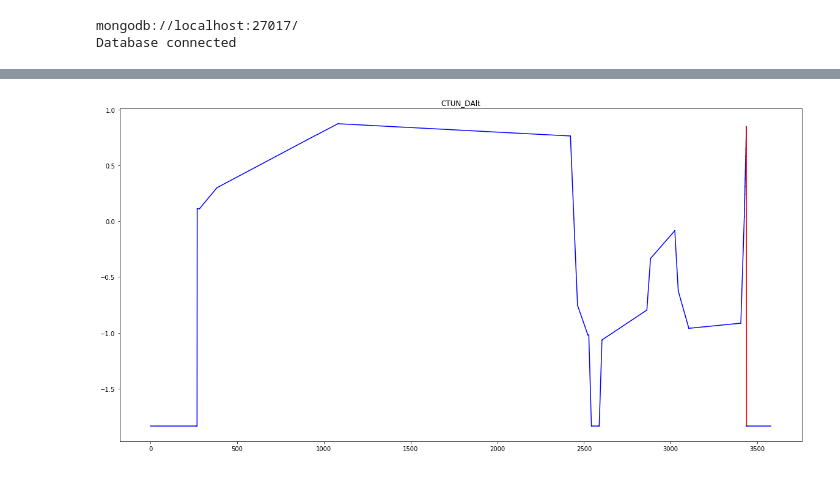
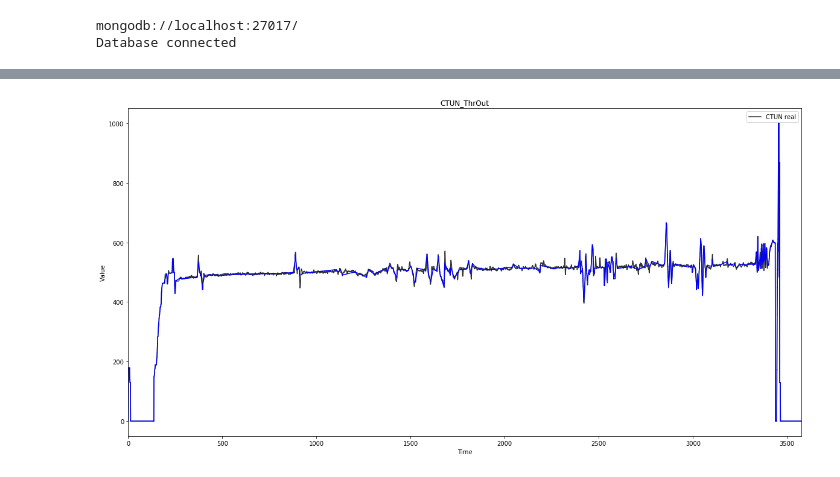
Before and after one commit to Husseinjd/DroneCrashDetection, a Jupyter notebook: analysis/segmentation_analysis.ipynb, the cells around one changed output, grey strips where cells are left out. Cells and saved outputs as stored; diff of their text form; code cells hidden in the pictures.

```diff
--- a/analysis/segmentation_analysis.ipynb
+++ b/analysis/segmentation_analysis.ipynb
@@ -58,26 +41,26 @@ Name: TimeUS, dtype: float64
 # %%
 # runvsg = []
 fig, ax = plt.subplots(figsize=(20,10))
+ax.set_xlim()
 # for i,gr in enumerate(np.arange(0,2,0.5)):
 start_time = time.time()
-sg = Segmentation(0.6)
+sg = Segmentation(1)
 comp ='CTUN'
-va = 'DAlt'
+va = 'ThrOut'
 fitmethod= 'inter'
 sgmethod = 'td'
-sr = dt.dbconnector.query(comp+'_sample2.log',va)
+sr = dt.dbconnector.query(comp+'_sample_testing/sample2',va)
 sig_length = len(sr)
-rng = dt.dbconnector.query(comp+'_sample2.log','lineIndex')
-sg.segment(preprocessing.scale(sr),seg_method=sgmethod,fit_method=fitmethod,save_seginstance=False,err_growth=0,batch_size=20)
+rng = dt.dbconnector.query(comp+'_sample_testing/sample2','lineIndex')
+sg.segment(sr,seg_method=sgmethod,fit_method=fitmethod,save_seginstance=False,err_growth=0.5,batch=True,batch_size=10)
 #print('Signal Run Time: {} , Growth Rate: {}'.format( time.time() - start_time,gr))
 #     runvsg.append( time.time() - start_time)
 #plt.subplot(2, 2, i+1)
-#sg.draw_plot(comp)#+'-'+comp+'_'+va)
+sg.draw_plot(comp)#+'-'+comp+'_'+va)
 rl, idx = sg.find_maxratio()
-sg.draw_segments(highlight_idx = idx)
-plt.plot()
+sg.draw_segments(highlight_idx = None)
 plt.title(comp+'_'+va)
 plt.show()
     #plt.savefig('../report/phase3/'+comp+'_'+va+'_'+sgmethod+'_'+fitmethod+'.png', dpi=500)
 # %% [output]
-[figure, old version]
+[figure, new version]
```
Also changed, not shown: parts of 10 cells of this notebook, 19 other files.
